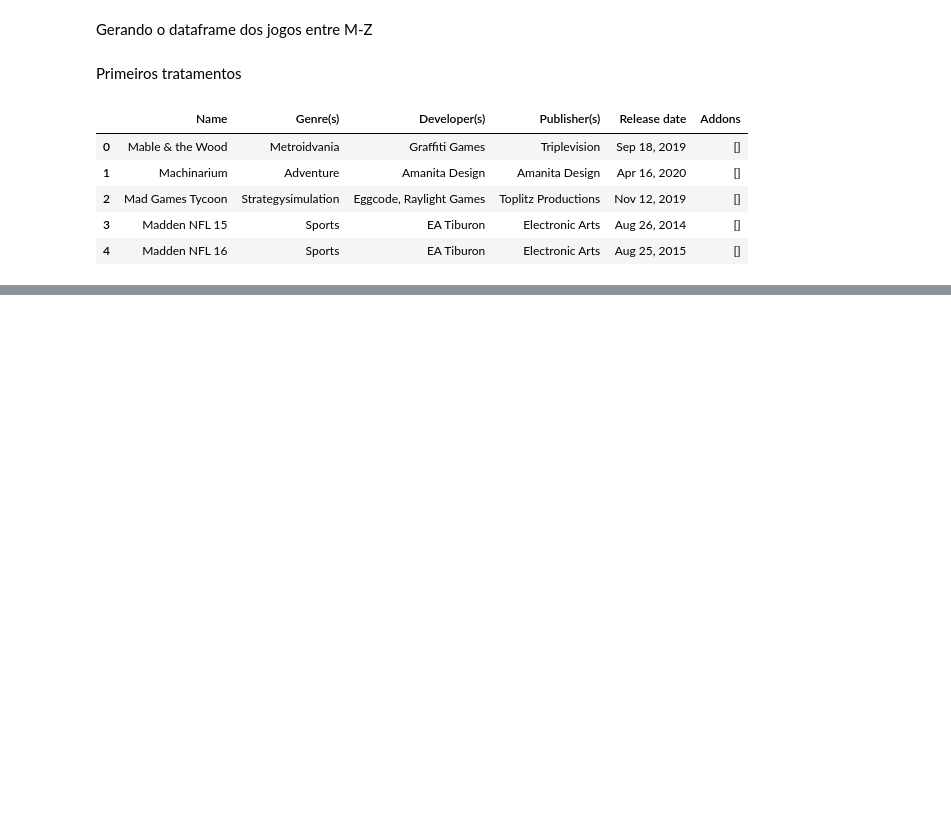
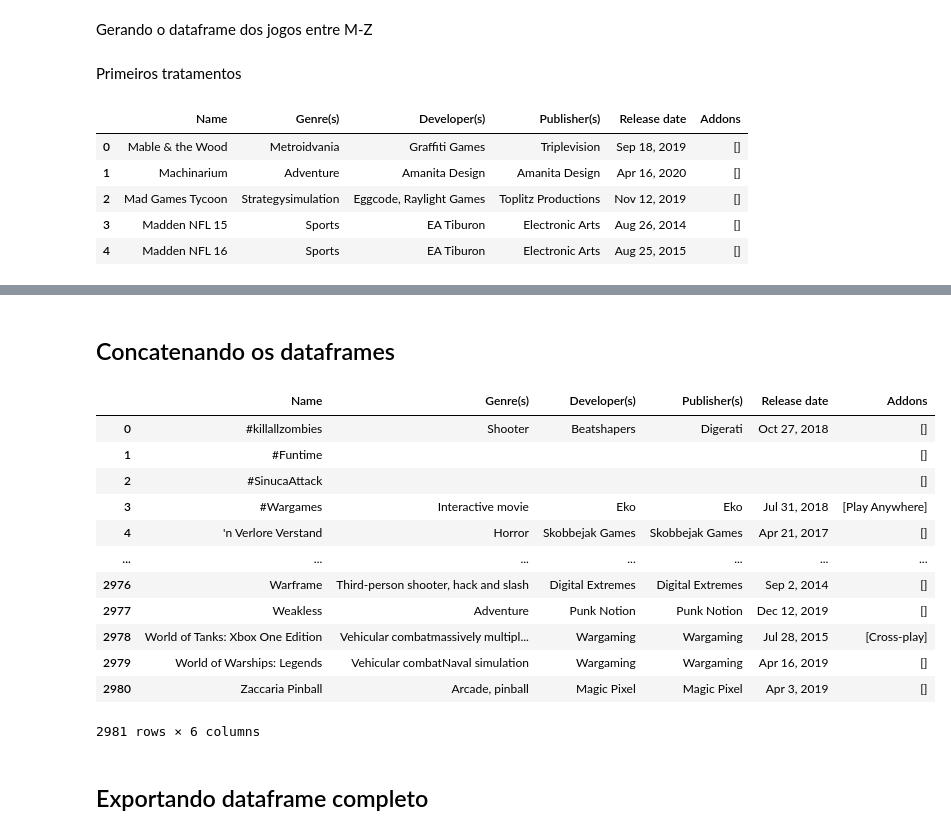
Before and after one commit to DamodaraBarbosa/estudos_web_scraping, a Jupyter notebook: Scraping_Xbox_One_Wikipedia.ipynb, the cells around one changed output, grey strips where cells are left out. Saved outputs shown, nothing was run; the diff lists cells and outputs as text; code cells hidden in the pictures; blank space fills up the shorter version.

```diff
--- a/Scraping_Xbox_One_Wikipedia.ipynb
+++ b/Scraping_Xbox_One_Wikipedia.ipynb
@@ -183,0 +223,29 @@ xbox_MZ.head()
+# %%
+f2p_MZ = f2p_MZ.replace(r'\n', '', regex= True)
+# %%
+f2p_MZ.index = range(f2p_MZ.shape[0])
+# %%
+for index, addon in enumerate(f2p_MZ['Addons']):
+  f2p_MZ.at[index, 'Addons'] = def_addons(addon)
+# %% [markdown]
+## Concatenando os dataframes
+# %%
+all_xbox_games = pd.concat([xbox_AL, xbox_MZ, f2p_AL, f2p_MZ], ignore_index= True)
+# %%
+all_xbox_games
+# %% [output]
+|  | Name | Genre(s) | Developer(s) | Publisher(s) | Release date | Addons |
+| 0 | #killallzombies | Shooter | Beatshapers | Digerati | Oct 27, 2018 | [] |
+| 1 | #Funtime |  |  |  |  | [] |
+| 2 | #SinucaAttack |  |  |  |  | [] |
+| 3 | #Wargames | Interactive movie | Eko | Eko | Jul 31, 2018 | [Play Anywhere] |
+| 4 | 'n Verlore Verstand | Horror | Skobbejak Games | Skobbejak Games | Apr 21, 2017 | [] |
+| ... | ... | ... | ... | ... | ... | ... |
+| 2976 | Warframe | Third-person shooter, hack and slash | Digital Extremes | Digital Extremes | Sep 2, 2014 | [] |
+| 2977 | Weakless | Adventure | Punk Notion | Punk Notion | Dec 12, 2019 | [] |
+| 2978 | World of Tanks: Xbox One Edition | Vehicular combatmassively multipl... | Wargaming | Wargaming | Jul 28, 2015 | [Cross-play] |
+| 2979 | World of Warships: Legends | Vehicular combatNaval simulation | Wargaming | Wargaming | Apr 16, 2019 | [] |
+| 2980 | Zaccaria Pinball | Arcade, pinball | Magic Pixel | Magic Pixel | Apr 3, 2019 | [] |
+2981 rows × 6 columns
+# %% [markdown]
+## Exportando dataframe completo
```
Also changed, not shown: parts of 16 cells of this notebook.
